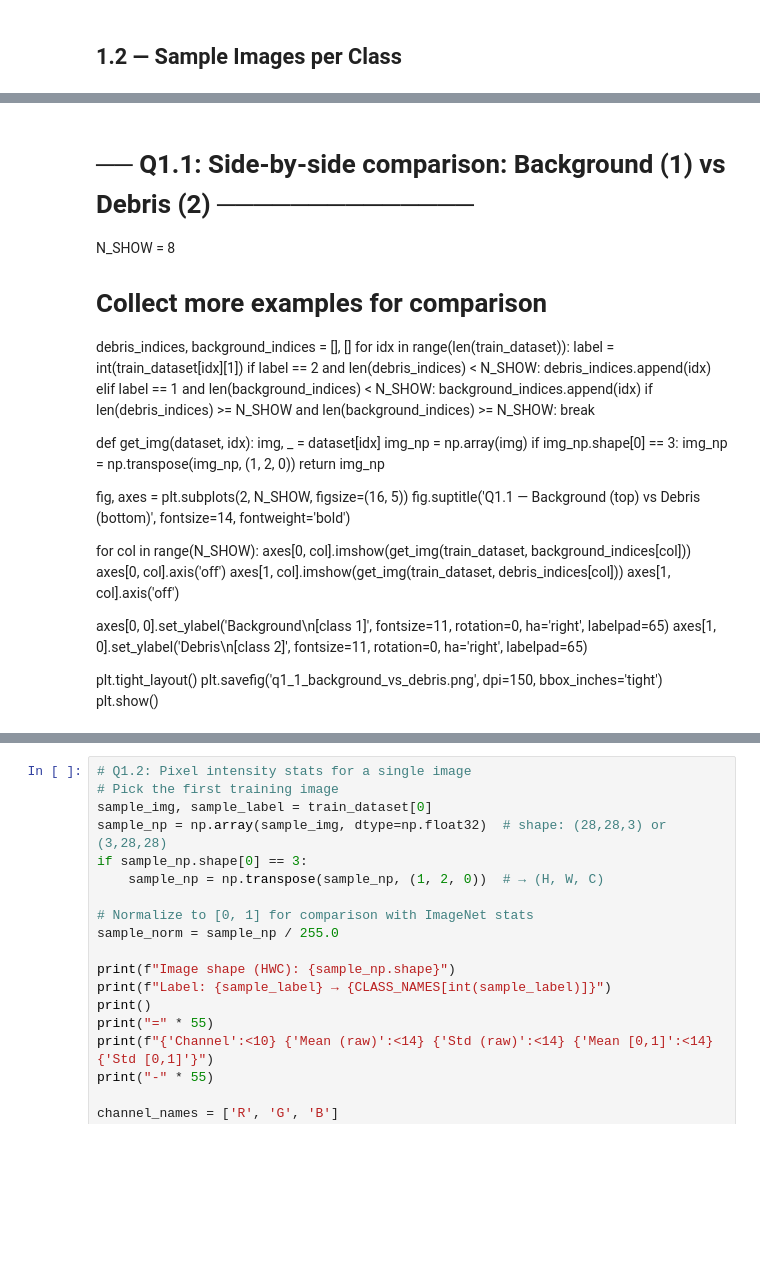
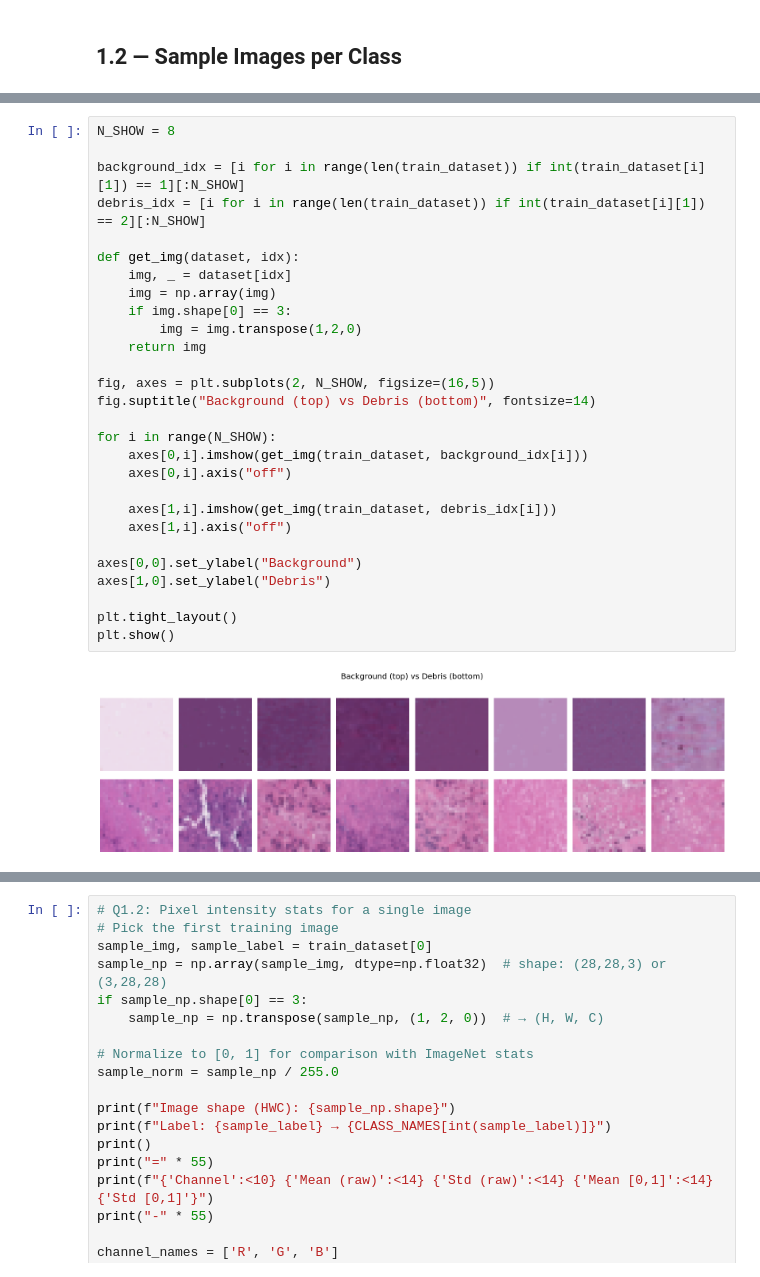
Before and after one commit to Haylize/DL--COLORECTAL-CANCER-TISSUE-CLASSIFICATION, a Jupyter notebook: 1.Exploration.ipynb, the cells around one changed output, grey strips where cells are left out. Cells and saved outputs as stored; diff of their text form; blank space fills up the shorter version.

```diff
--- a/1.Exploration.ipynb
+++ b/1.Exploration.ipynb
@@ -191,37 +173,30 @@ plt.show()
-# %% [markdown]
-# ── Q1.1: Side-by-side comparison: Background (1) vs Debris (2) ──────────────
-N_SHOW = 8
-
-# Collect more examples for comparison
-debris_indices, background_indices = [], []
-for idx in range(len(train_dataset)):
-    label = int(train_dataset[idx][1])
-    if label == 2 and len(debris_indices) < N_SHOW:
-        debris_indices.append(idx)
-    elif label == 1 and len(background_indices) < N_SHOW:
-        background_indices.append(idx)
-    if len(debris_indices) >= N_SHOW and len(background_indices) >= N_SHOW:
-        break
-
-def get_img(dataset, idx):
-    img, _ = dataset[idx]
-    img_np = np.array(img)
-    if img_np.shape[0] == 3:
-        img_np = np.transpose(img_np, (1, 2, 0))
-    return img_np
-
-fig, axes = plt.subplots(2, N_SHOW, figsize=(16, 5))
-fig.suptitle('Q1.1 — Background (top) vs Debris (bottom)', fontsize=14, fontweight='bold')
-
-for col in range(N_SHOW):
-    axes[0, col].imshow(get_img(train_dataset, background_indices[col]))
-    axes[0, col].axis('off')
-    axes[1, col].imshow(get_img(train_dataset, debris_indices[col]))
-    axes[1, col].axis('off')
-
-axes[0, 0].set_ylabel('Background\n[class 1]', fontsize=11, rotation=0, ha='right', labelpad=65)
-axes[1, 0].set_ylabel('Debris\n[class 2]', fontsize=11, rotation=0, ha='right', labelpad=65)
-
-plt.tight_layout()
-plt.savefig('q1_1_background_vs_debris.png', dpi=150, bbox_inches='tight')
-plt.show()
+# %%
+N_SHOW = 8
+
+background_idx = [i for i in range(len(train_dataset)) if int(train_dataset[i][1]) == 1][:N_SHOW]
+debris_idx = [i for i in range(len(train_dataset)) if int(train_dataset[i][1]) == 2][:N_SHOW]
+
+def get_img(dataset, idx):
+    img, _ = dataset[idx]
+    img = np.array(img)
+    if img.shape[0] == 3:
+        img = img.transpose(1,2,0)
+    return img
+
+fig, axes = plt.subplots(2, N_SHOW, figsize=(16,5))
+fig.suptitle("Background (top) vs Debris (bottom)", fontsize=14)
+
+for i in range(N_SHOW):
+    axes[0,i].imshow(get_img(train_dataset, background_idx[i]))
+    axes[0,i].axis("off")
+
+    axes[1,i].imshow(get_img(train_dataset, debris_idx[i]))
+    axes[1,i].axis("off")
+
+axes[0,0].set_ylabel("Background")
+axes[1,0].set_ylabel("Debris")
+
+plt.tight_layout()
+plt.show()
+# %% [output]
+[figure, added]
```
Also changed, not shown: parts of 23 cells of this notebook, 5 other files.
